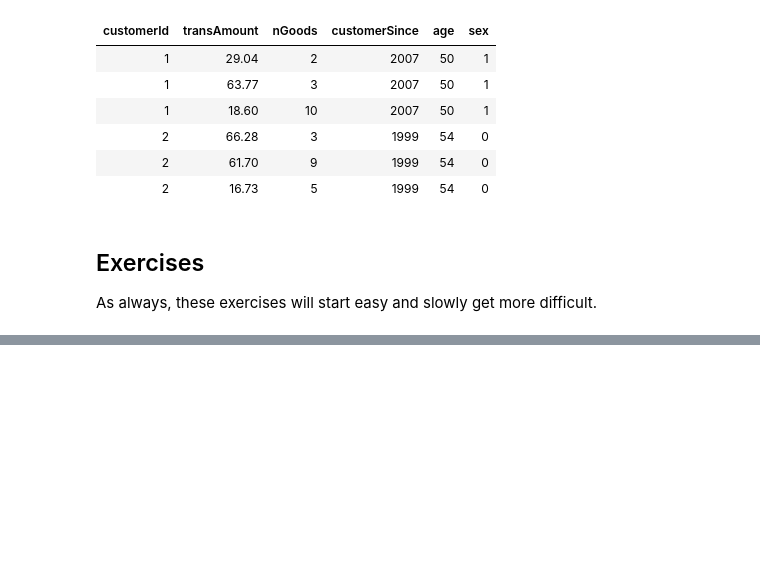
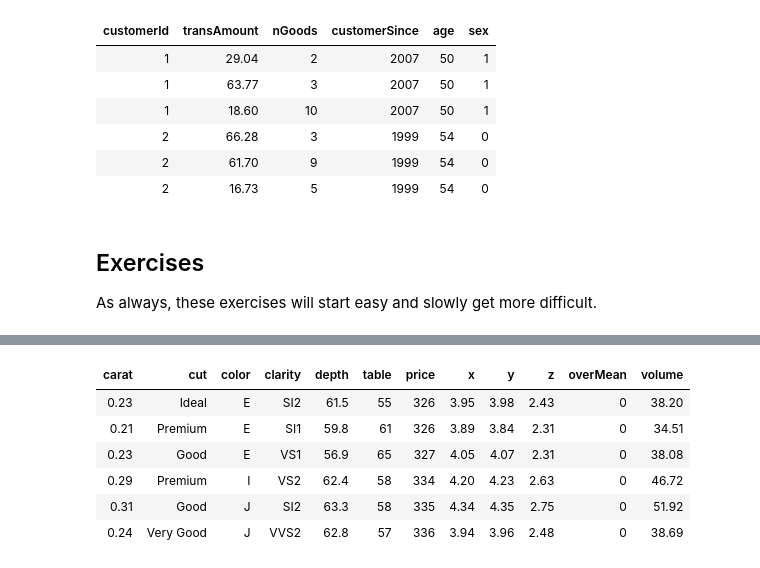
Before and after one commit to JasonFreeberg/R_Tutorials, a Jupyter notebook: Week5.ipynb, the cells around one changed output, grey strips where cells are left out. Drawn from its saved outputs; the diff is of its cells as text; code cells hidden in the pictures; blank space fills up the shorter version.

```diff
--- a/Week5.ipynb
+++ b/Week5.ipynb
@@ -261,0 +307,18 @@ As always, these exercises will start easy and slowly get more difficult.
+# %%
+# The variables "x", "y", and "z" are meaurements on the length, width, and height.
+# Use mutate to create a new column called "volume", this new variable should
+# equal the volume of the diamond. Round the values to two decimal points.
+
+#diamonds <- mutate(<FILLIN>)
+diamonds <- mutate(diamonds, volume = round(x*y*z, 2))
+head(diamonds)
+
+stopifnot(diamonds$volume[1] == 38.20)
+# %% [output]
+| carat | cut | color | clarity | depth | table | price | x | y | z | overMean | volume |
+| 0.23 | Ideal | E | SI2 | 61.5 | 55 | 326 | 3.95 | 3.98 | 2.43 | 0 | 38.20 |
+| 0.21 | Premium | E | SI1 | 59.8 | 61 | 326 | 3.89 | 3.84 | 2.31 | 0 | 34.51 |
+| 0.23 | Good | E | VS1 | 56.9 | 65 | 327 | 4.05 | 4.07 | 2.31 | 0 | 38.08 |
+| 0.29 | Premium | I | VS2 | 62.4 | 58 | 334 | 4.20 | 4.23 | 2.63 | 0 | 46.72 |
+| 0.31 | Good | J | SI2 | 63.3 | 58 | 335 | 4.34 | 4.35 | 2.75 | 0 | 51.92 |
+| 0.24 | Very Good | J | VVS2 | 62.8 | 57 | 336 | 3.94 | 3.96 | 2.48 | 0 | 38.69 |
```
Also changed, not shown: parts of 6 cells of this notebook, 4 other files.
